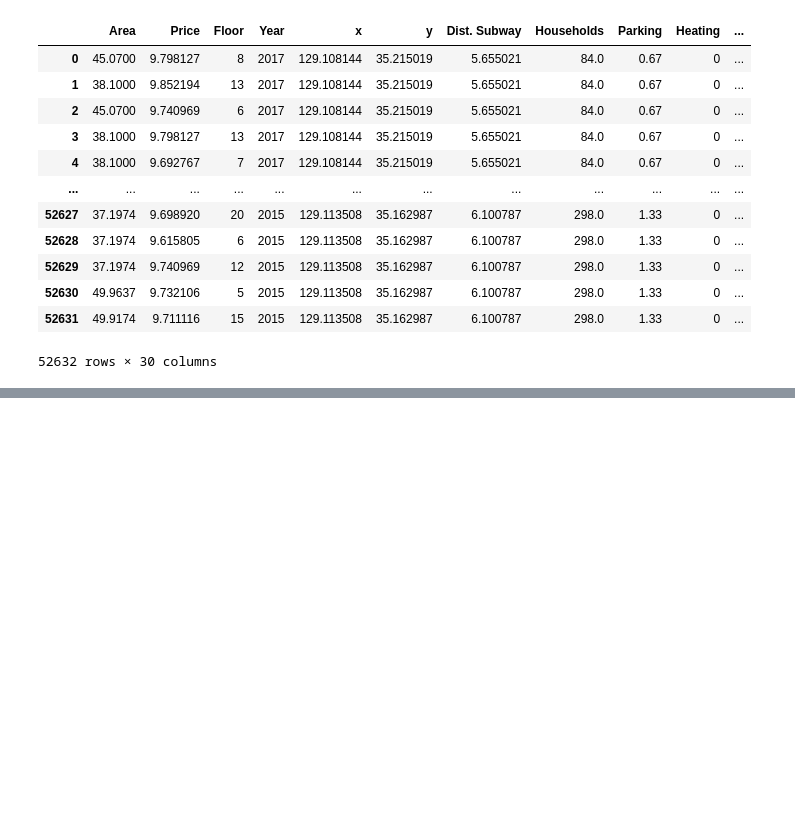
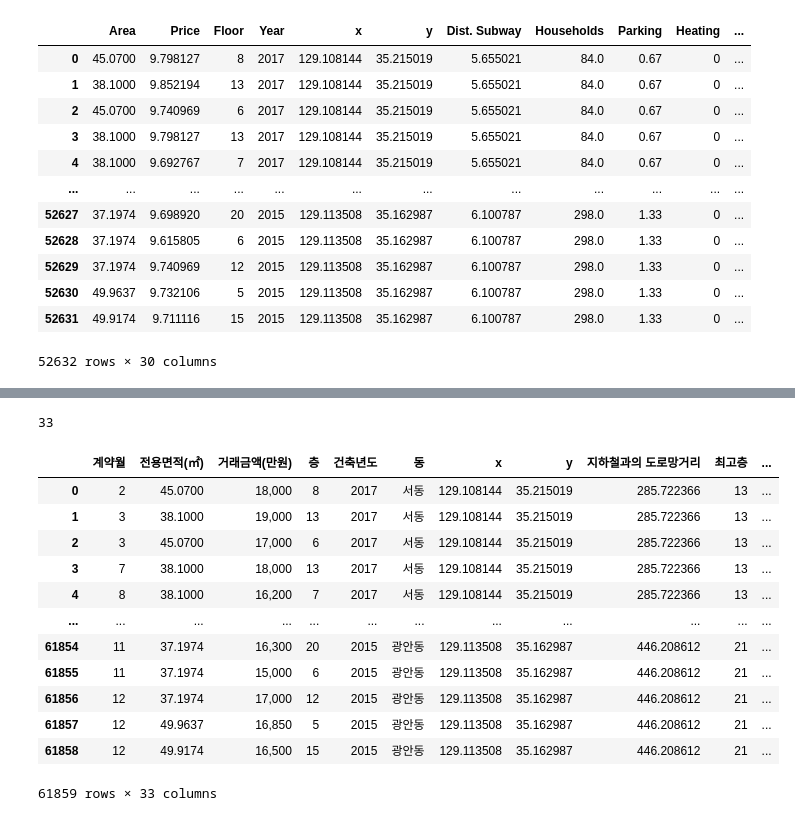
Before and after one commit to Pythonash/Projects, a Jupyter notebook: 그린인덱스_실험계획법1.ipynb, the cells around one changed output, grey strips where cells are left out. Cells and saved outputs as stored; diff of their text form; code cells hidden in the pictures; blank space fills up the shorter version.

```diff
--- a/그린인덱스_실험계획법1.ipynb
+++ b/그린인덱스_실험계획법1.ipynb
@@ -1512,0 +1647,6 @@ df.to_excel('/content/drive/MyDrive/Green Index Paper//busan_interpolation_0216_
+# %%
+busan_merge = busan_merge.drop_duplicates().reset_index().drop(['index'],axis=1)
+# %%
+busan_merge['Dummy_Spring'] = np.NaN
+busan_merge['Dummy_Fall'] = np.NaN
+busan_merge['Dummy_Winter'] = np.NaN
@@ -1512,0 +1663,22 @@ df.to_excel('/content/drive/MyDrive/Green Index Paper//busan_interpolation_0216_
+# %%
+col = ['계약월','전용면적(㎡)','거래금액(만원)','층','건축년도','동','x','y','지하철과의 도로망거리','최고층','세대수','총동수','가구당 주차','난방연료','서울대입학자수','고등학교수','CBD','녹지거리','수변거리','버스정류장수','인구수','남자','여자','성비','중위연령','15세 이하 비율','65세이상 비율','인구밀도','고학력자 비율','Dummy_Spring','Dummy_Fall','Dummy_Winter','HGVI_1']
+print(len(col))
+# %% [output]
+33
+# %%
+busan_merge_col = busan_merge[col]
+busan_merge_col
+# %% [output]
+|  | 계약월 | 전용면적(㎡) | 거래금액(만원) | 층 | 건축년도 | 동 | x | y | 지하철과의 도로망거리 | 최고층 | ... |
+| 0 | 2 | 45.0700 | 18,000 | 8 | 2017 | 서동 | 129.108144 | 35.215019 | 285.722366 | 13 | ... |
+| 1 | 3 | 38.1000 | 19,000 | 13 | 2017 | 서동 | 129.108144 | 35.215019 | 285.722366 | 13 | ... |
+| 2 | 3 | 45.0700 | 17,000 | 6 | 2017 | 서동 | 129.108144 | 35.215019 | 285.722366 | 13 | ... |
+| 3 | 7 | 38.1000 | 18,000 | 13 | 2017 | 서동 | 129.108144 | 35.215019 | 285.722366 | 13 | ... |
+| 4 | 8 | 38.1000 | 16,200 | 7 | 2017 | 서동 | 129.108144 | 35.215019 | 285.722366 | 13 | ... |
+| ... | ... | ... | ... | ... | ... | ... | ... | ... | ... | ... | ... |
+| 61854 | 11 | 37.1974 | 16,300 | 20 | 2015 | 광안동 | 129.113508 | 35.162987 | 446.208612 | 21 | ... |
+| 61855 | 11 | 37.1974 | 15,000 | 6 | 2015 | 광안동 | 129.113508 | 35.162987 | 446.208612 | 21 | ... |
+| 61856 | 12 | 37.1974 | 17,000 | 12 | 2015 | 광안동 | 129.113508 | 35.162987 | 446.208612 | 21 | ... |
+| 61857 | 12 | 49.9637 | 16,850 | 5 | 2015 | 광안동 | 129.113508 | 35.162987 | 446.208612 | 21 | ... |
+| 61858 | 12 | 49.9174 | 16,500 | 15 | 2015 | 광안동 | 129.113508 | 35.162987 | 446.208612 | 21 | ... |
+61859 rows × 33 columns
```
Also changed, not shown: parts of 32 cells of this notebook.
